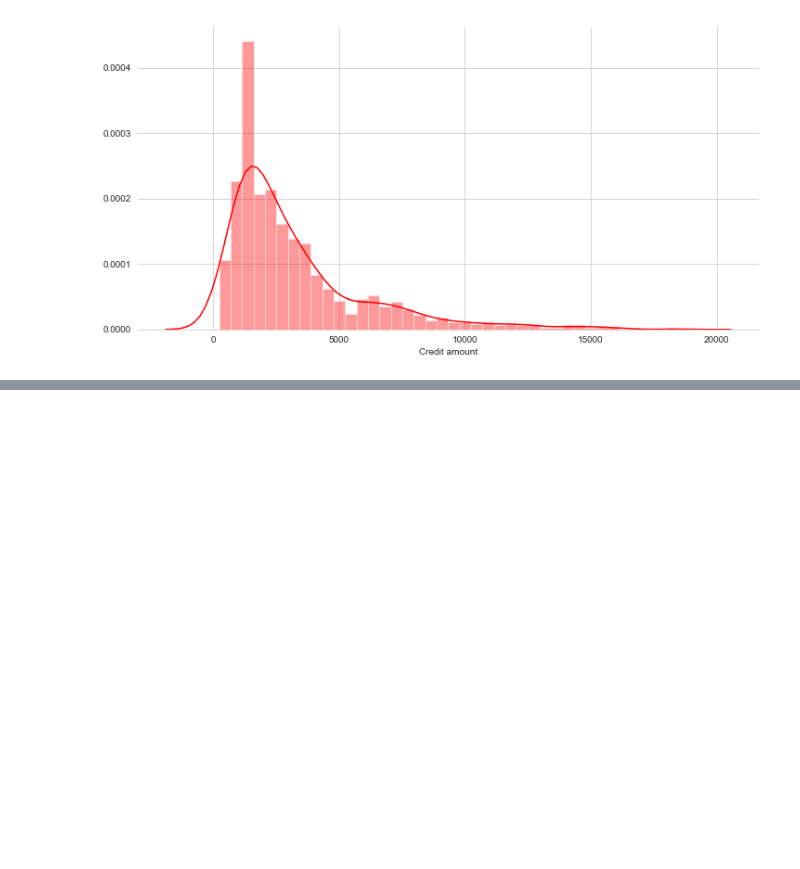
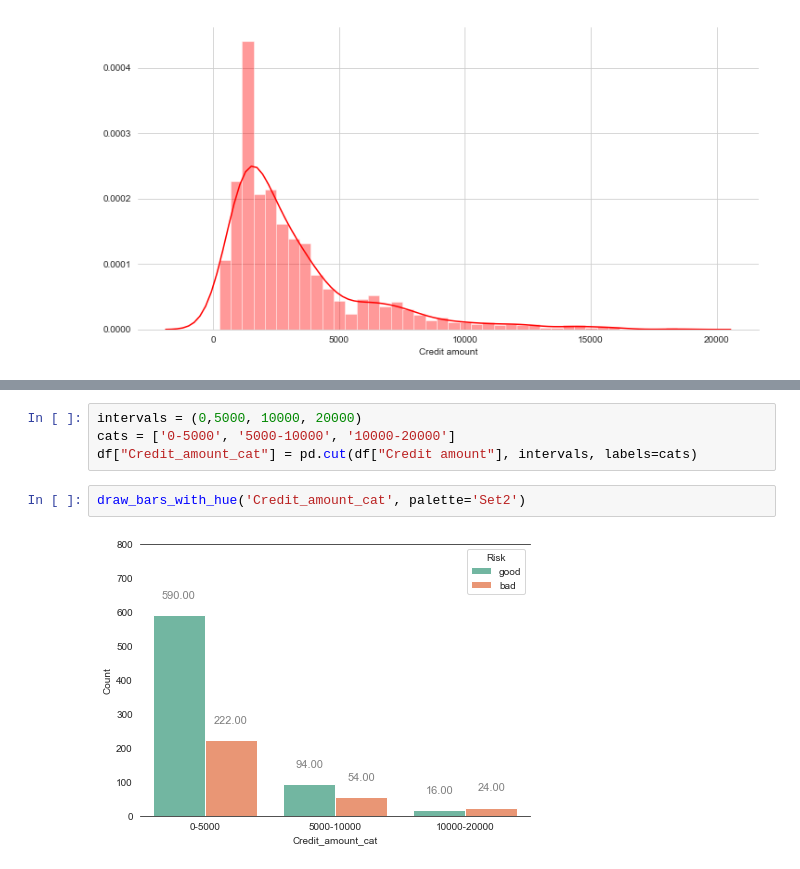
Before and after one commit to uiucanh/DataScience, a Jupyter notebook: German Credit Risk/Analysis of German Credit Risks.ipynb, the cells around one changed output, grey strips where cells are left out. Saved outputs shown, nothing was run; the diff lists cells and outputs as text; blank space fills up the shorter version.

```diff
--- a/German Credit Risk/Analysis of German Credit Risks.ipynb
+++ b/German Credit Risk/Analysis of German Credit Risks.ipynb
@@ -160,0 +174,8 @@ Most people try to obtain a credit amount of roughly 1500-2000.
+# %%
+intervals = (0,5000, 10000, 20000)
+cats = ['0-5000', '5000-10000', '10000-20000']
+df["Credit_amount_cat"] = pd.cut(df["Credit amount"], intervals, labels=cats)
+# %%
+draw_bars_with_hue('Credit_amount_cat', palette='Set2')
+# %% [output]
+[figure, added]
```
Also changed, not shown: parts of 27 cells of this notebook, 1 other file.
